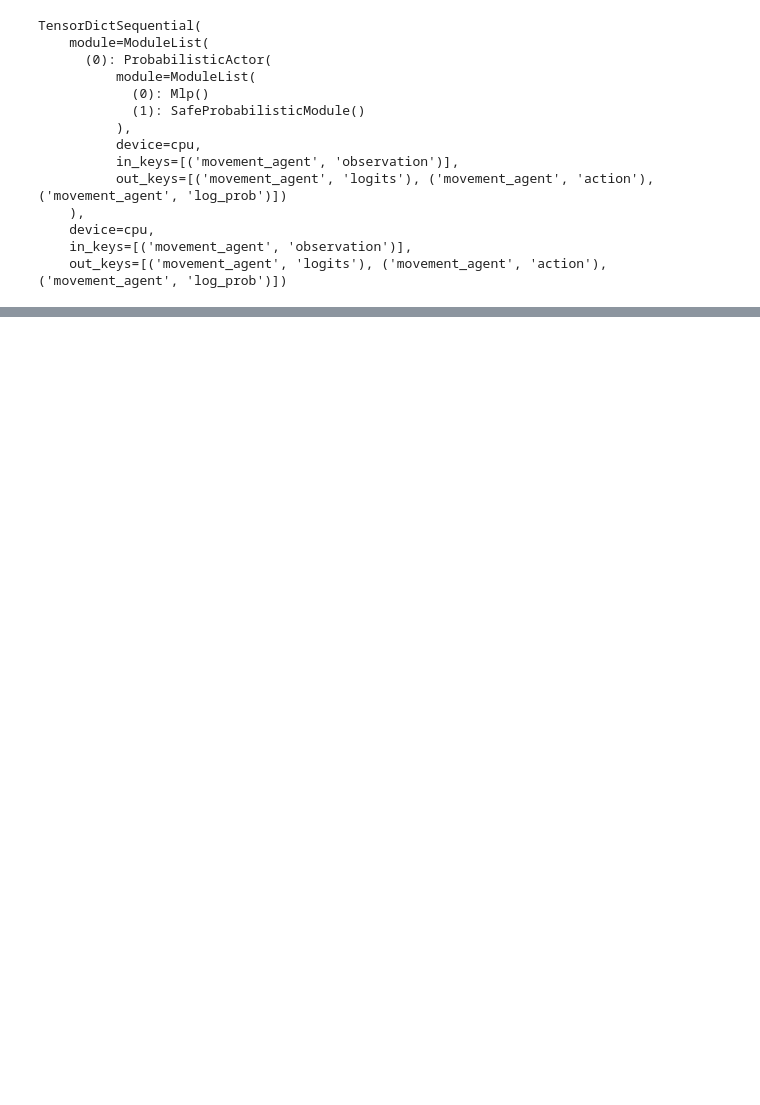
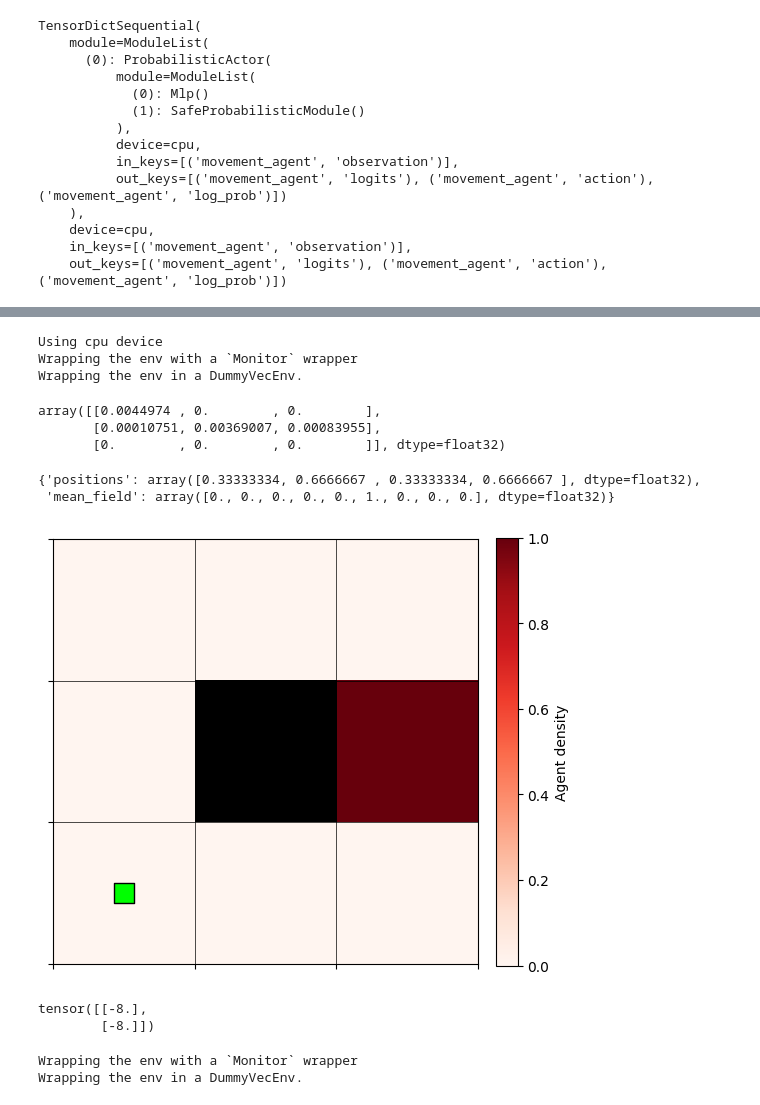
Before and after one commit to kbundaleski9000/thesis, a Jupyter notebook: code/Testingenvironment.ipynb, the cells around one changed output, grey strips where cells are left out. Drawn from its saved outputs; the diff is of its cells as text; code cells hidden in the pictures; blank space fills up the shorter version.

Commit message:
Latest changes, Implement leader, Mappo not working??

```diff
--- a/code/Testingenvironment.ipynb
+++ b/code/Testingenvironment.ipynb
@@ -557,0 +875,46 @@ array([[  0.,   1.,   2.],
+# %%
+clip_range_schedule = get_linear_fn(start=0.4, end=0.2, end_fraction=0.8)
+
+policy_kwargs = dict(
+    net_arch=dict(pi=[128,128], vf=[128,128])  # Separate networks
+)
+
+leader_policy_each = PPO(
+    "MultiInputPolicy",
+    LeaderEnvEach,
+    verbose = 1,
+    learning_rate = 0.0004,
+    clip_range = clip_range_schedule,
+    policy_kwargs=policy_kwargs
+)
+# %% [output]
+Using cpu device
+Wrapping the env with a `Monitor` wrapper
+Wrapping the env in a DummyVecEnv.
+# %%
+obs, info = LeaderEnvEach.reset()
+# %%
+action, _ = leader_policy_each.predict(obs, deterministic=True)
+# %%
+action
+# %% [output]
+array([[0.0044974 , 0.        , 0.        ],
+       [0.00010751, 0.00369007, 0.00083955],
+       [0.        , 0.        , 0.        ]], dtype=float32)
+# %%
+obs, rewards, terminated, truncated, info = LeaderEnvEach.step(action)
+# %%
+obs
+# %% [output]
+{'positions': array([0.33333334, 0.6666667 , 0.33333334, 0.6666667 ], dtype=float32),
+ 'mean_field': array([0., 0., 0., 0., 0., 1., 0., 0., 0.], dtype=float32)}
+# %%
+LeaderEnvEach.env.render()
+LeaderEnvEach.env.close()
+# %% [output]
+[figure, added]
+# %%
+LeaderEnvEach.env_td.get(('movement_agent', 'reward'))
+# %% [output]
+tensor([[-8.],
+        [-8.]])
@@ -557,0 +924,5 @@ array([[  0.,   1.,   2.],
+# %%
+leader_policy_each = PPO.load("leader_policy_each_ppo_model", env=LeaderEnvEach)
+# %% [output]
+Wrapping the env with a `Monitor` wrapper
+Wrapping the env in a DummyVecEnv.
```
Also changed, not shown: parts of 22 cells of this notebook, 17 other files.
